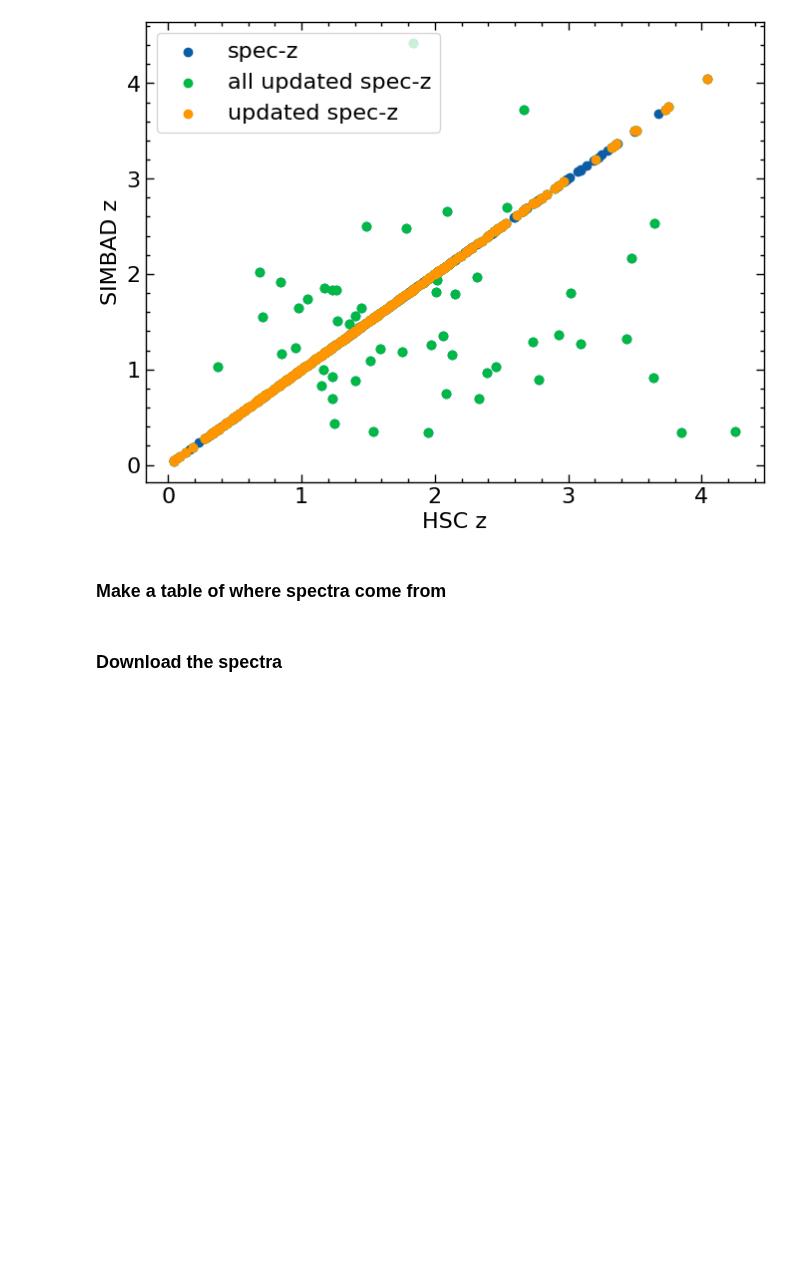
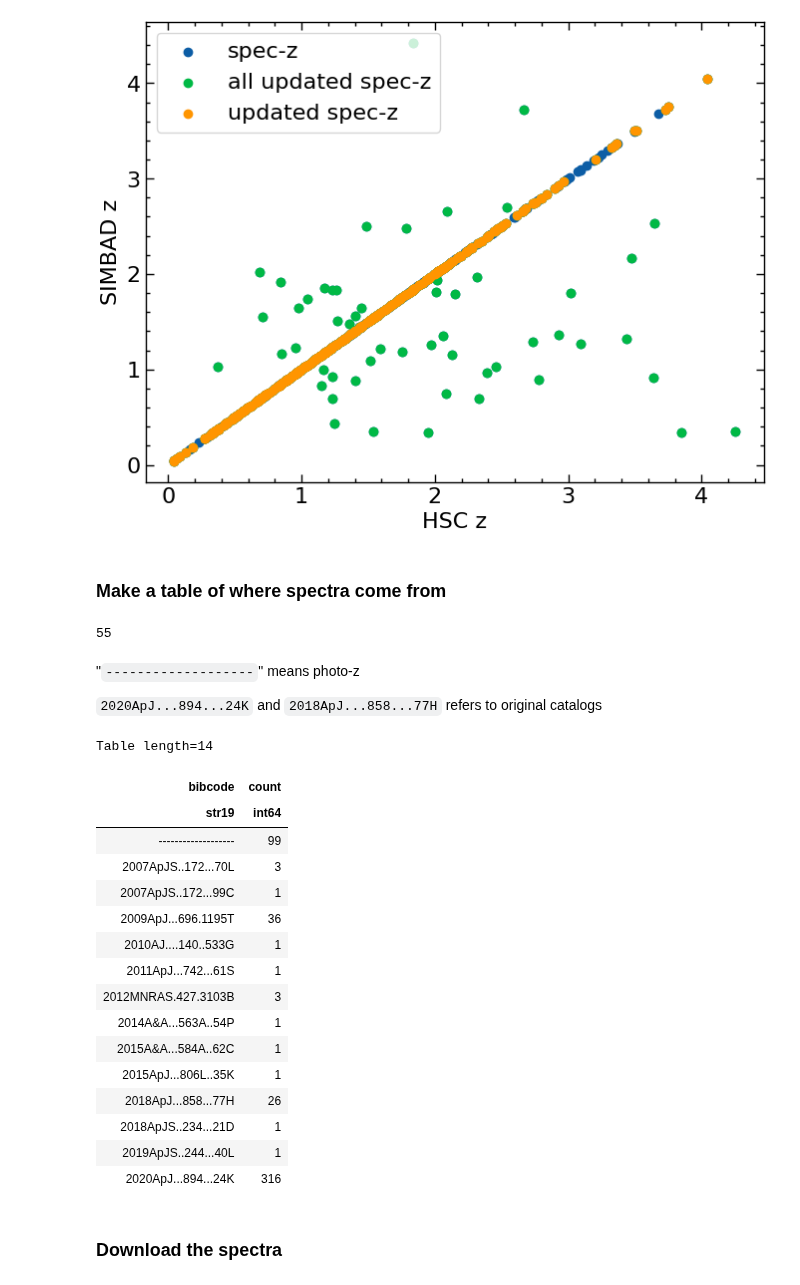
Before and after one commit to Chisen-Lupus/dwarf_agn_cosmos, a Jupyter notebook: hsc-ssp_specz.ipynb, the cells around one changed output. Drawn from its saved outputs; the diff is of its cells as text; code cells hidden in the pictures; blank space fills up the shorter version.

```diff
--- a/hsc-ssp_specz.ipynb
+++ b/hsc-ssp_specz.ipynb
@@ -192,6 +215,39 @@ plt.legend(frameon=True)
 [figure]
 # %% [markdown]
 ### Make a table of where spectra come from
+# %%
+# numher of spectra eventually using simbad, not used
+id_simbad = data_agn_updated[data_agn_updated['r_z']==0]['ID']
+len(id_simbad)
+# mask_simbad_specz_simbad = np.isin(result_table['SCRIPT_NUMBER_ID'], id_simbad)
+# %% [output]
+55
+# %% [markdown]
+"`-------------------`" means photo-z
+
+`2020ApJ...894...24K` and `2018ApJ...858...77H` refers to original catalogs
+# %%
+result_rvz_bib = data_agn_updated['bibcode']
+bib, cnt = np.unique(result_rvz_bib, return_counts=True)
+table.Table([bib, cnt], names=['bibcode', 'count'])
+# %% [output]
+Table length=14
+| bibcode | count |
+| str19 | int64 |
+| ------------------- | 99 |
+| 2007ApJS..172...70L | 3 |
+| 2007ApJS..172...99C | 1 |
+| 2009ApJ...696.1195T | 36 |
+| 2010AJ....140..533G | 1 |
+| 2011ApJ...742...61S | 1 |
+| 2012MNRAS.427.3103B | 3 |
+| 2014A&A...563A..54P | 1 |
+| 2015A&A...584A..62C | 1 |
+| 2015ApJ...806L..35K | 1 |
+| 2018ApJ...858...77H | 26 |
+| 2018ApJS..234...21D | 1 |
+| 2019ApJS..244...40L | 1 |
+| 2020ApJ...894...24K | 316 |
 # %% [markdown]
 ### Download the spectra
 # %%
```
Also changed, not shown: parts of 8 cells of this notebook, 1 other file.
